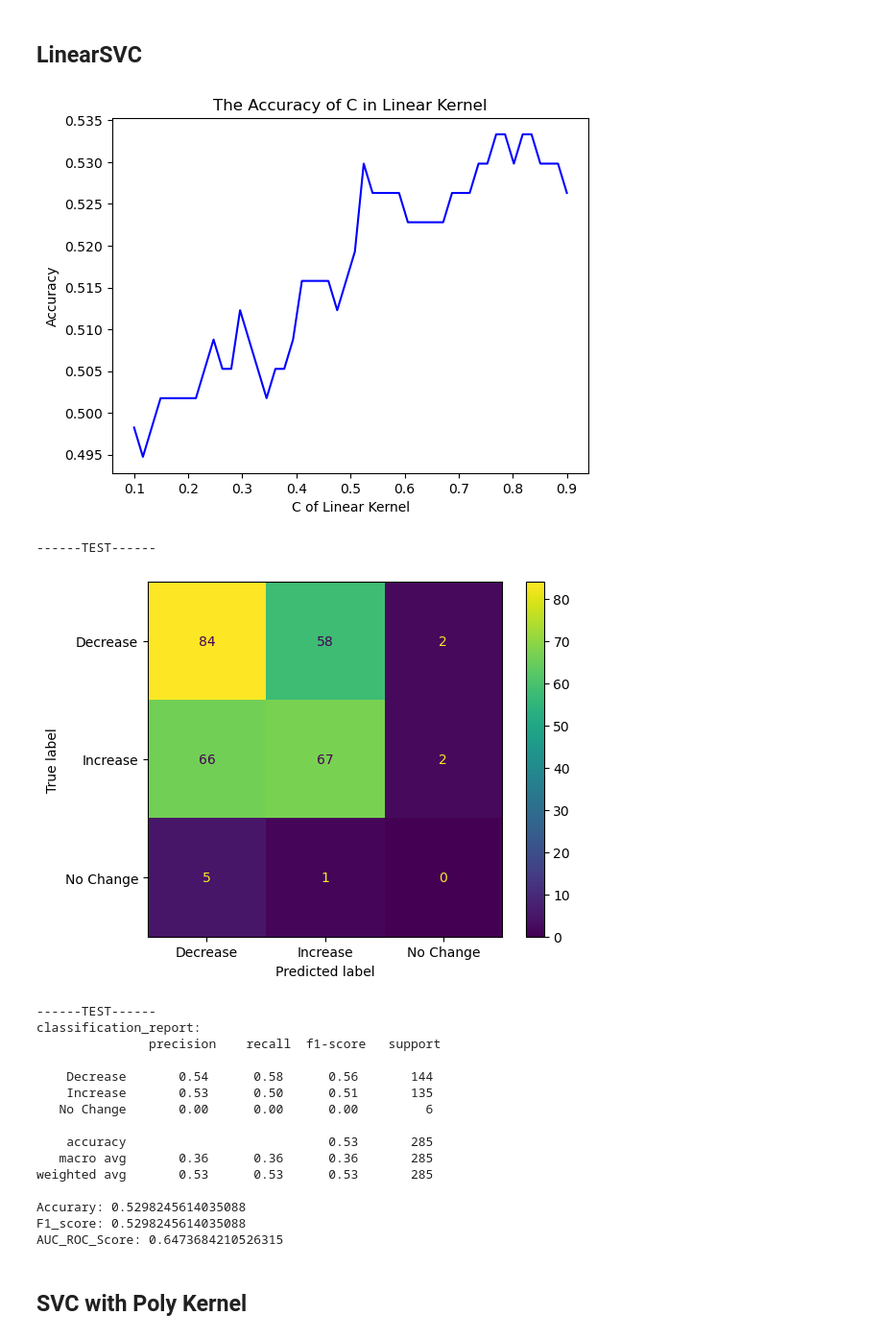
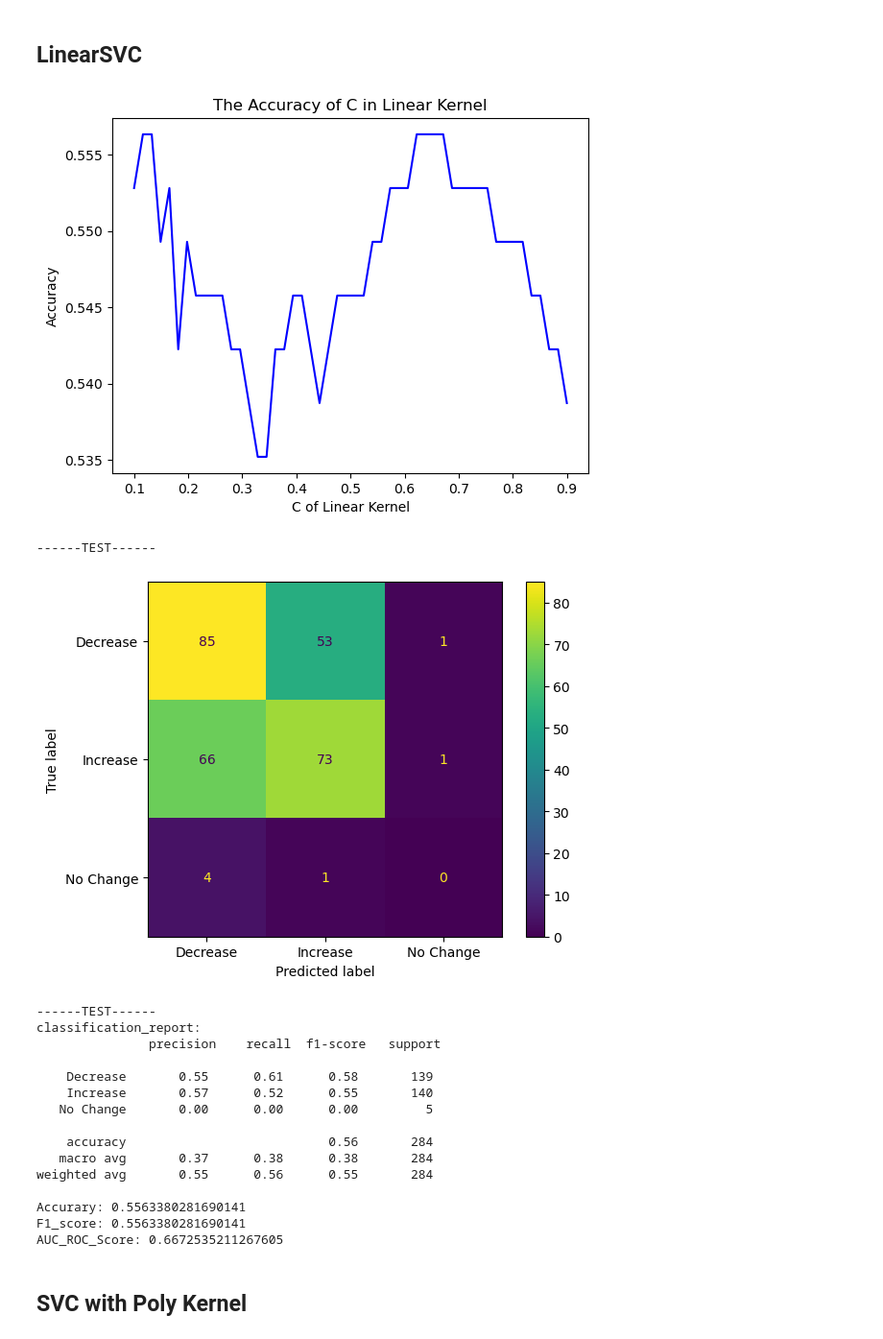
Before and after one commit to xiaodanlu/ANLY-580-Final-Project, a Jupyter notebook: Code/SVM.ipynb, the cells around one changed output. Shown at 96% size. Cells and saved outputs as stored; diff of their text form; code cells hidden in the pictures.

```diff
--- a/Code/SVM.ipynb
+++ b/Code/SVM.ipynb
@@ -10,6 +10,6 @@ from sklearn.svm import LinearSVC
 from sklearn.metrics import accuracy_score, f1_score, roc_auc_score,confusion_matrix,ConfusionMatrixDisplay,recall_score,precision_score,classification_report
 from sklearn import metrics
 import random
-df = pd.read_csv("/Users/xiaodanlu/ANLY-580-Final-Project/Data/Combined.csv")
+df = pd.read_csv("/Users/xiaodanlu/ANLY-580-Final-Project/Data/Combined_Delayed_2Days.csv")
 df.head()
 # %% [output]
@@ -22,7 +22,7 @@ df.head()
 # %%
 random.seed(10)
 x=df["Tweets_clean_more"]
-y=df["Label"]
+y=df["Label_delayed_2Days"]
 # PARTITION THE DATASET INTO TRAINING AND TEST SETS
 from sklearn.model_selection import train_test_split
 x_train, x_test, y_train, y_test = train_test_split(x,y, test_size=0.2, random_state=0)
@@ -59,7 +59,7 @@ plt.ylabel('Accuracy')
 plt.grid(False)
 plt.show()
 # %% [output]
-[figure, old version]
+[figure, new version]
 # %%
 # ROC Funtion
 from sklearn.preprocessing import LabelBinarizer
@@ -70,40 +70,40 @@ def roc(y_test, y_pred, average="micro"):
     y_pred = lb.transform(y_pred)
     return roc_auc_score(y_test, y_pred, average='micro')
 # %%
-model = LinearSVC(C=0.85)
+model = LinearSVC(C=0.65)
 model = model.fit(x_train,y_train)
 yp_train = model.predict(x_train)
 yp_test = model.predict(x_test)
 
 print("------TEST------")
 disp = ConfusionMatrixDisplay(confusion_matrix=confusion_matrix(y_test,yp_test),display_labels=model.classes_)
 disp.plot()
 plt.grid(False)
 plt.show()
 
 print("------TEST------")
 print("classification_report:\n", classification_report(y_test,yp_test))
 print("Accurary:", accuracy_score(y_test,yp_test))
 print("F1_score:", f1_score(y_test,yp_test, average='micro'))
 print("AUC_ROC_Score:",roc(y_test,yp_test))
 # %% [output]
 ------TEST------
-[figure, old version]
+[figure, new version]
 ------TEST------
 classification_report:
                precision    recall  f1-score   support
 
-    Decrease       0.54      0.58      0.56       144
-    Increase       0.53      0.50      0.51       135
-   No Change       0.00      0.00      0.00         6
+    Decrease       0.55      0.61      0.58       139
+    Increase       0.57      0.52      0.55       140
+   No Change       0.00      0.00      0.00         5
 
-    accuracy                           0.53       285
-   macro avg       0.36      0.36      0.36       285
-weighted avg       0.53      0.53      0.53       285
+    accuracy                           0.56       284
+   macro avg       0.37      0.38      0.38       284
+weighted avg       0.55      0.56      0.55       284
 
-Accurary: 0.5298245614035088
-F1_score: 0.5298245614035088
-AUC_ROC_Score: 0.6473684210526315
+Accurary: 0.5563380281690141
+F1_score: 0.5563380281690141
+AUC_ROC_Score: 0.6672535211267605
 # %% [markdown]
 ## SVC with Poly Kernel
 # %%
```
Also changed, not shown: parts of 8 cells of this notebook.
